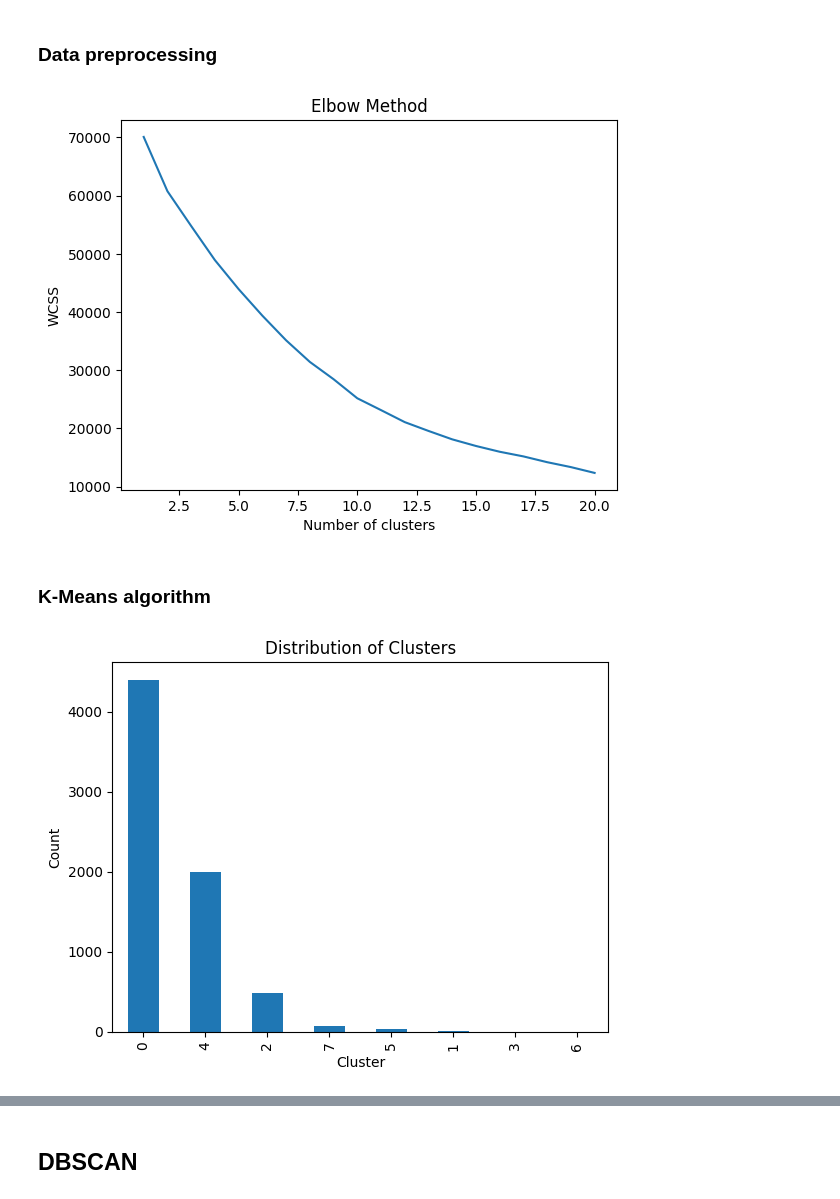
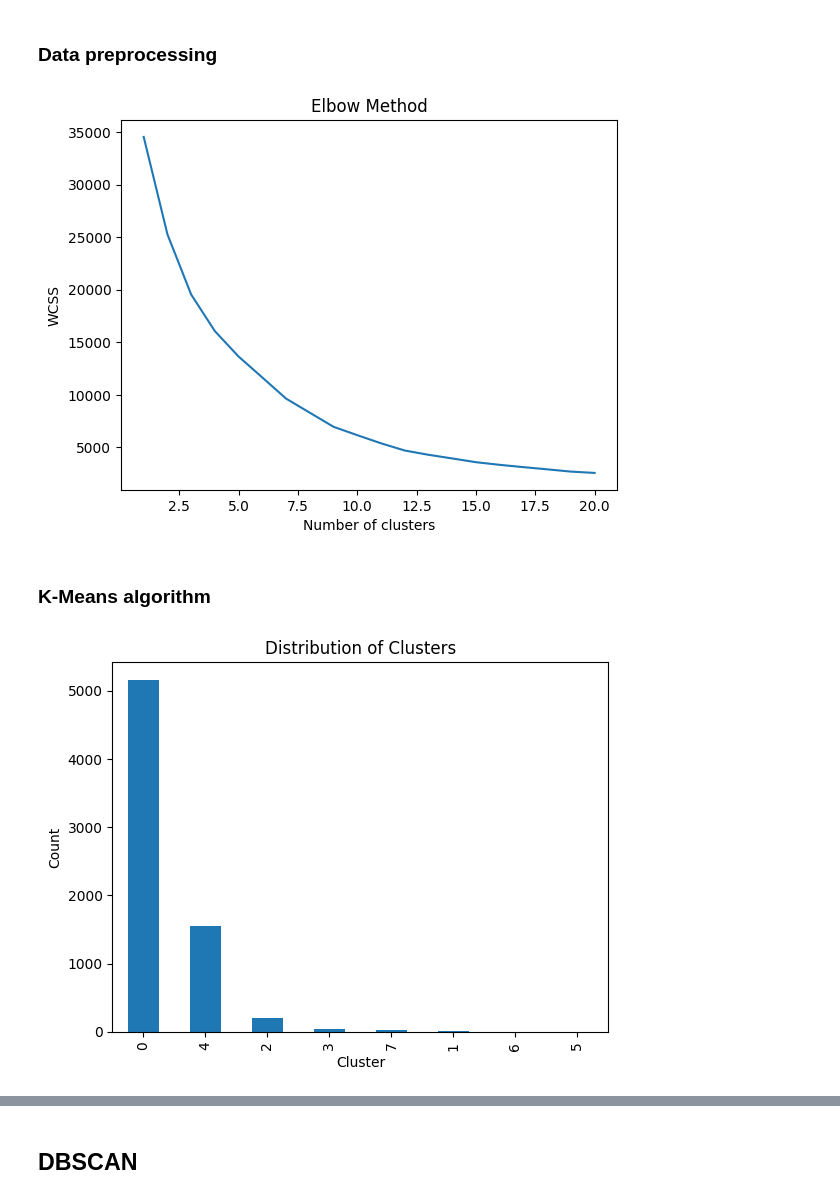
Before and after one commit to davisf20/characterization-of-user-misbehavior-in-online-social-media, a Jupyter notebook: notebooks/clusteringAnalysis.ipynb, the cells around one changed output, grey strips where cells are left out. Saved outputs shown, nothing was run; the diff lists cells and outputs as text; code cells hidden in the pictures.

```diff
--- a/notebooks/clusteringAnalysis.ipynb
+++ b/notebooks/clusteringAnalysis.ipynb
@@ -23,33 +24,33 @@ core_users_clustering_copy = core_users_clustering.copy()
 # %%
 # Seleziona le caratteristiche da utilizzare per il clustering
 features = ['nbr_followers', 'nbr_followings', 'nbr_liked_tweets', 'nbr_lists', 'nbr_tweets', 'nbr_usernames', 'following_ratio', 'followers_ratio', 'favorites_ratio', 'tweet_ratio']
 
 # Standardizzazione delle features
 core_users_standardized = (core_users_clustering[features] - core_users_clustering[features].mean()) / core_users_clustering[features].std()
 # Normalizzazione delle features
 # core_users_normalized = (core_users_clustering[features] - core_users_clustering[features].min()) / (core_users_clustering[features].max() - core_users_clustering[features].min())
 
 # Sostituisci i valori mancanti con 0
 core_users_standardized = core_users_standardized.fillna(0)
 
+# Applica PCA
+pca = PCA(n_components=3)
+core_users_pca = pca.fit_transform(core_users_standardized)
+
 # Calcola la WCSS per diverse quantità di cluster
 wcss = []
 for i in range(1, 21):
-    kmeans = KMeans(n_clusters=i, n_init=20, random_state=0).fit(core_users_standardized)
+    kmeans = KMeans(n_clusters=i, n_init=20, random_state=0).fit(core_users_pca)
     wcss.append(kmeans.inertia_)
 
 # Visualizza la WCSS in funzione del numero di cluster
 plt.plot(range(1, 21), wcss)
 plt.title('Elbow Method')
 plt.xlabel('Number of clusters')
 plt.ylabel('WCSS')
 plt.show()
-
-# Applica PCA
-pca = PCA(n_components=2)
-core_users_pca = pca.fit_transform(core_users_standardized)
 # %% [output]
-[figure, old version]
+[figure, new version]
 # %% [markdown]
 ### K-Means algorithm
 # %%
@@ -66,5 +67,5 @@ plt.ylabel('Count')
 plt.title('Distribution of Clusters')
 plt.show()
 # %% [output]
-[figure, old version]
+[figure, new version]
 # %%
```
Also changed, not shown: parts of 4 cells of this notebook, 1 other file.
